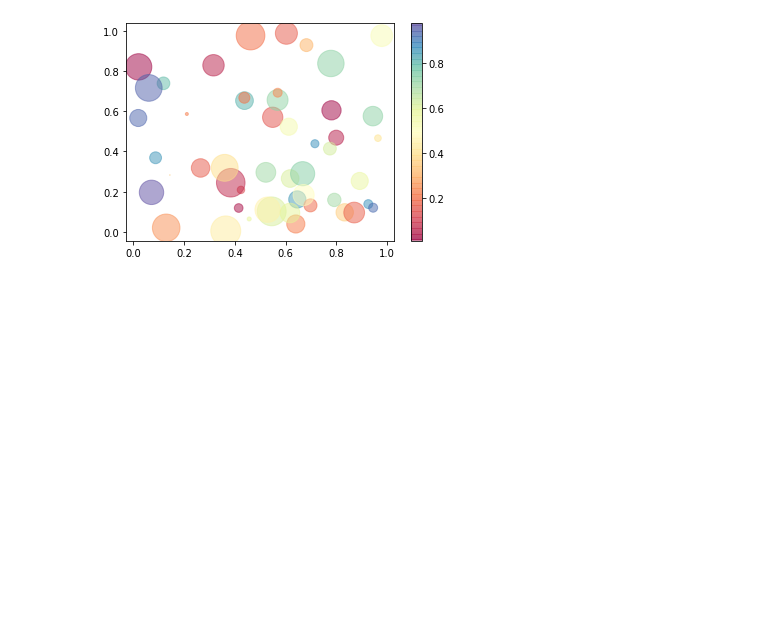
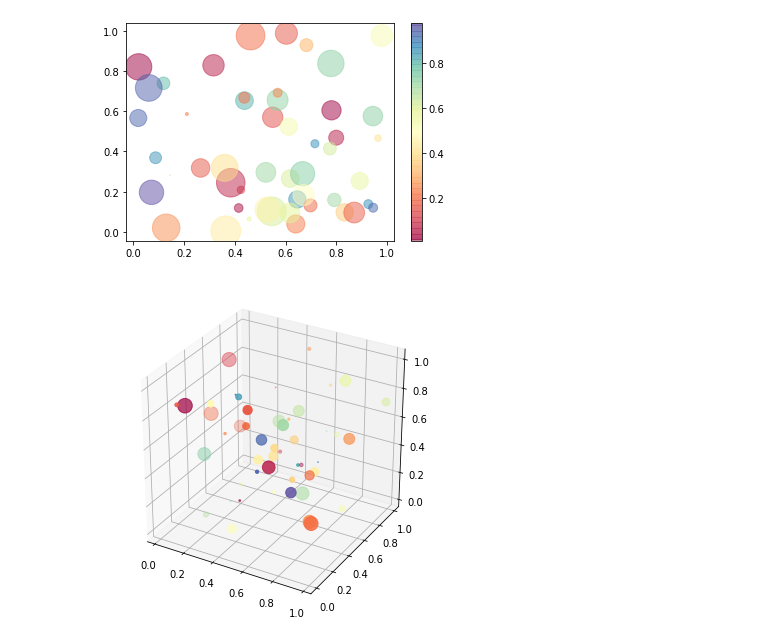
Before and after one commit to goodDev-junhyuk/JupyterNotebook, a Jupyter notebook: Matploblib.ipynb, the cells around one changed output. Drawn from its saved outputs; the diff is of its cells as text; code cells hidden in the pictures; blank space fills up the shorter version.

```diff
--- a/Matploblib.ipynb
+++ b/Matploblib.ipynb
@@ -357,3 +343,24 @@ plt.colorbar()
 plt.show()
 # %% [output]
 [figure]
+# %%
+# 3차원 산점도 그리기
+from mpl_toolkits.mplot3d import Axes3D
+import matplotlib.pyplot as plt
+import numpy as np
+
+np.random.seed(0)
+x = np.random.rand(n)
+y = np.random.rand(n)
+z = np.random.rand(n)
+
+area = (15 * np.random.rand(n))**2
+colors = np.random.rand(n)
+
+fig = plt.figure(figsize=(6, 6))
+ax = fig.add_subplot(111, projection='3d')
+
+ax.scatter(x, y, z, s=area, c=colors, cmap='Spectral')
+plt.show()
+# %% [output]
+[figure, added]
```
Also changed, not shown: parts of 3 cells of this notebook.
